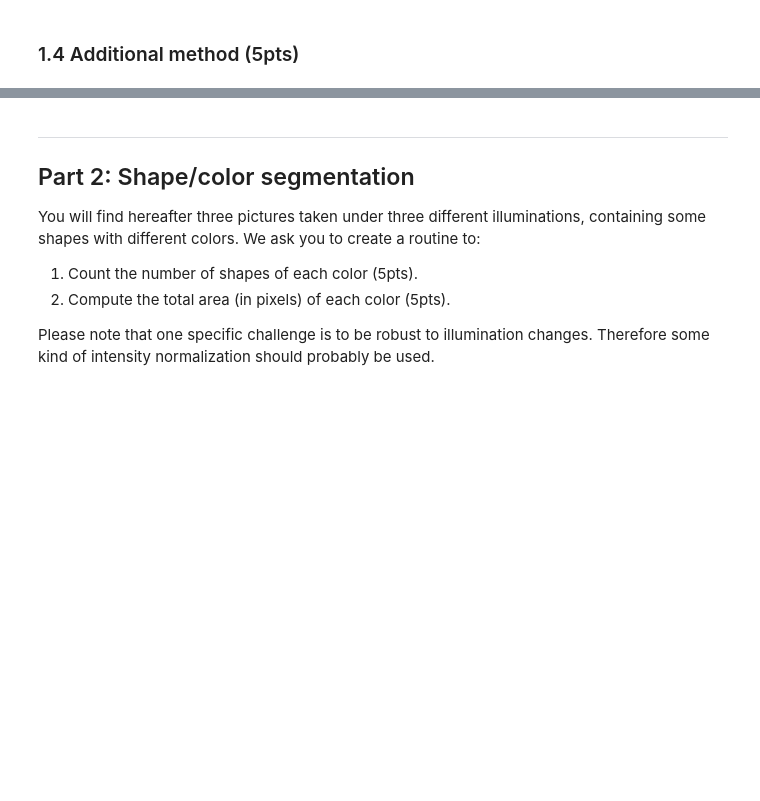
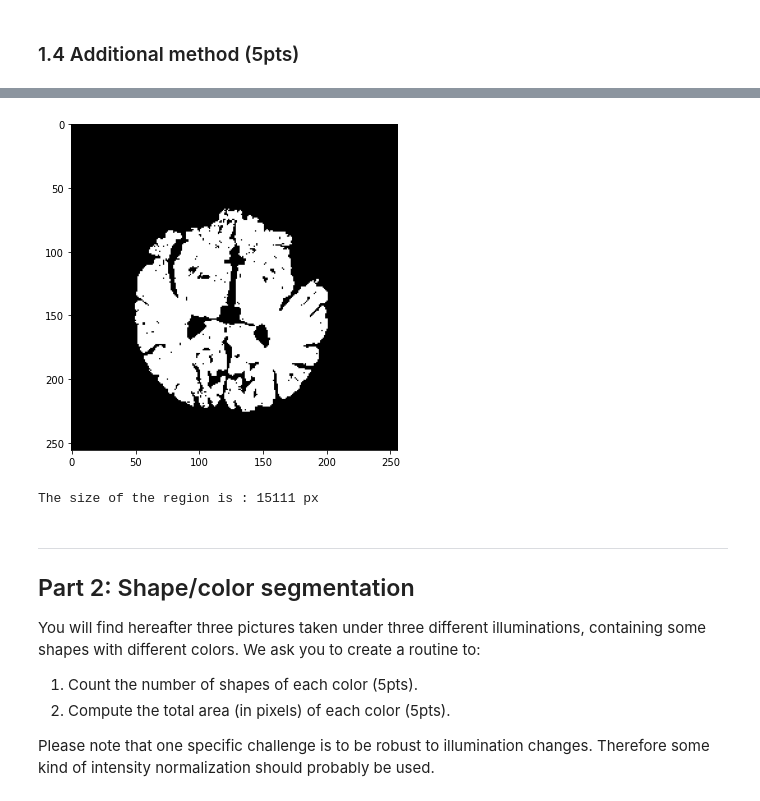
Before and after one commit to maximepoffet/iapr, a Jupyter notebook: labs/lab_01_segmentation.ipynb, the cells around one changed output, grey strips where cells are left out. Drawn from its saved outputs; the diff is of its cells as text; code cells hidden in the pictures; blank space fills up the shorter version.

```diff
--- a/labs/lab_01_segmentation.ipynb
+++ b/labs/lab_01_segmentation.ipynb
@@ -168,0 +258,10 @@ The size of the region is : 15875px
+# %%
+# Function that detect whereas a subregion is homogeneous or not
+
+def homogeneous(x, y, length):
+    var_threshold = 20
+    var = np.var(brain_im[x:x+length, y:y+length])     # We check if a region is homogeneous or not if the variance of its pixel is not too high
+    if var < var_threshold:
+        return 1
+    else:
+        return 0
@@ -168,0 +302,20 @@ The size of the region is : 15875px
+# %%
+# Function that detect whereas two subregions are neighbors or not
+
+def neighbors_detection(x1, y1, len1, x2, y2, len2):
+    if x2 >= x1 - len2 and x2 <= x1 + len1:
+        if y2 >= y1 - len2 and y2 <= y1 + len1:
+            return 1
+
+    return 0
+# %%
+# Function that compute the difference of pixels' mean between two subregions
+
+def mean(x1, y1, len1, x2, y2, len2):
+    mean_threshold = 6
+    mean1 = np.mean(brain_im[x1:x1+len1, y1:y1+len1])
+    mean2 = np.mean(brain_im[x2:x2+len2, y2:y2+len2])
+    if abs(mean1 - mean2) < mean_threshold:
+        return 1
+    else:
+        return 0
@@ -169,3 +363,29 @@ The size of the region is : 15875px
+# %%
+# Display the image of the detected brain
+
+new_img = np.zeros((256, 256), dtype=int)
+for i in range(0, len(subregions)):
+    if subregions[i][4] == 3:
+        new_img[subregions[i][0]:subregions[i][0]+subregions[i][2], subregions[i][1]:subregions[i][1]+subregions[i][2]] = 50
+
+fig, ax = plt.subplots(1, 1, figsize=(6, 6))
+ax.imshow(new_img, cmap='gray')
+plt.show()
+# %% [output]
+[figure, added]
+# %%
+# Count the size of the region in pixels
+
+nb_px = 0
+
+for i in range(0, 256):
+    for j in range(0, 256):
+        if new_img[i][j] == 50:
+            nb_px += 1
+
+print('The size of the region is :', nb_px, 'px')
+# %% [output]
+The size of the region is : 15111 px
 # %% [markdown]
 ---
 ## Part 2: Shape/color segmentation
```
Also changed, not shown: parts of 18 cells of this notebook.
